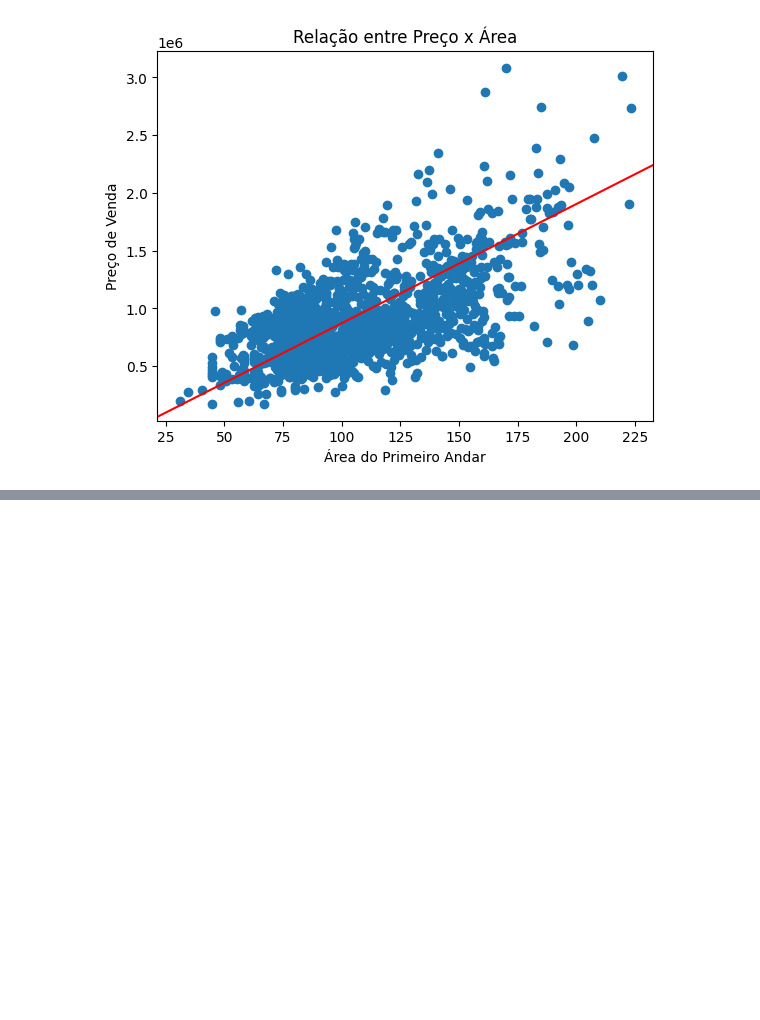
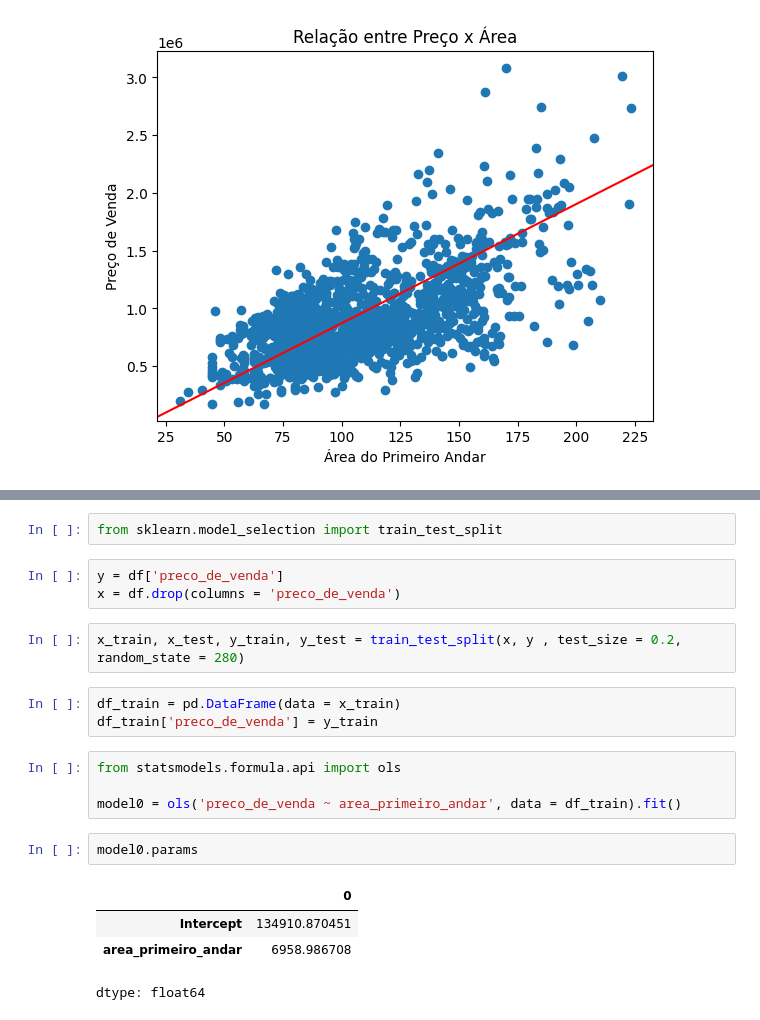
Before and after one commit to RafaelBernardinoDev/linear-regression-housing, a Jupyter notebook: house_price_prediction.ipynb, the cells around one changed output, grey strips where cells are left out. Saved outputs shown, nothing was run; the diff lists cells and outputs as text; blank space fills up the shorter version.

```diff
--- a/house_price_prediction.ipynb
+++ b/house_price_prediction.ipynb
@@ -136,0 +145,21 @@ px.scatter(df ,x = 'area_primeiro_andar', y = 'preco_de_venda', trendline_color_
+# %%
+from sklearn.model_selection import train_test_split
+# %%
+y = df['preco_de_venda']
+x = df.drop(columns = 'preco_de_venda')
+# %%
+x_train, x_test, y_train, y_test = train_test_split(x, y , test_size = 0.2, random_state = 280)
+# %%
+df_train = pd.DataFrame(data = x_train)
+df_train['preco_de_venda'] = y_train
+# %%
+from statsmodels.formula.api import ols
+
+model0 = ols('preco_de_venda ~ area_primeiro_andar', data = df_train).fit()
+# %%
+model0.params
+# %% [output]
+|  | 0 |
+| Intercept | 134910.870451 |
+| area_primeiro_andar | 6958.986708 |
+dtype: float64
```
Also changed, not shown: parts of 4 cells of this notebook.
